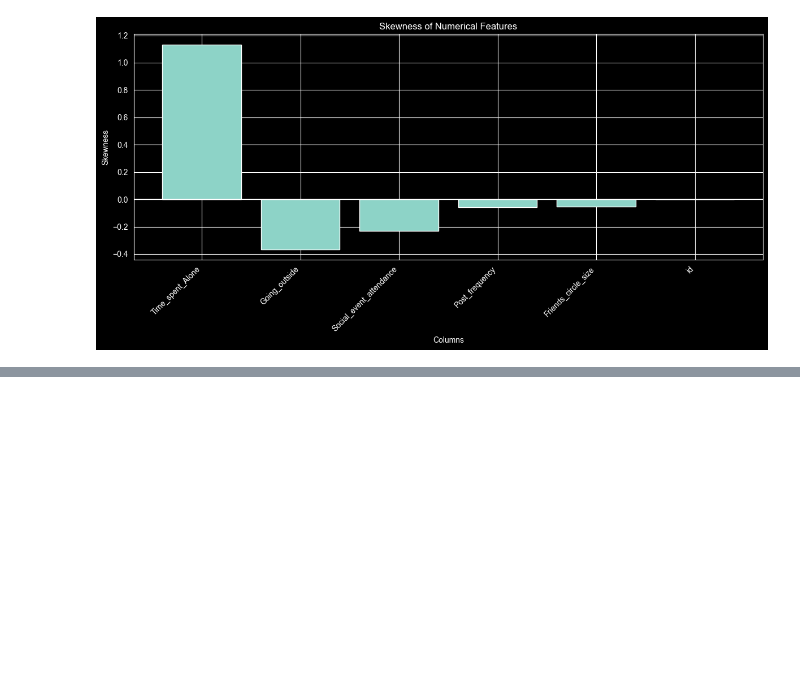
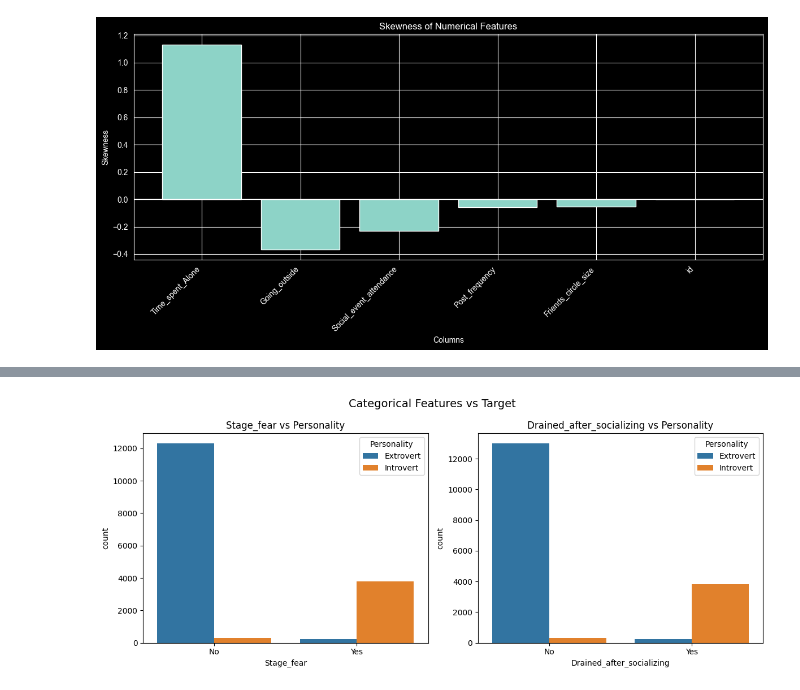
Before and after one commit to CzikaS/Predict_Introverts_From_Extroverts, a Jupyter notebook: notebooks/analysis/01_eda_distribution_raw.ipynb, the cells around one changed output, grey strips where cells are left out. Saved outputs shown, nothing was run; the diff lists cells and outputs as text; code cells hidden in the pictures; blank space fills up the shorter version.

```diff
--- a/notebooks/analysis/01_eda_distribution_raw.ipynb
+++ b/notebooks/analysis/01_eda_distribution_raw.ipynb
@@ -316,0 +420,17 @@ plt.show()
+# %%
+# Relationship between categorical features and target
+cat_cols = ['Stage_fear', 'Drained_after_socializing']
+
+fig, axes = plt.subplots(1, 2, figsize=(12, 5))
+
+for i, col in enumerate(cat_cols):
+    sns.countplot(x=col, hue=target_col, data=df, ax=axes[i])
+    axes[i].set_title(f"{col} vs Personality")
+    axes[i].set_xlabel(col)
+    axes[i].legend(title="Personality")
+
+plt.suptitle("Categorical Features vs Target", fontsize=14)
+plt.tight_layout()
+plt.show()
+# %% [output]
+[figure, added]
```
Also changed, not shown: parts of 10 cells of this notebook, 2 other files.
